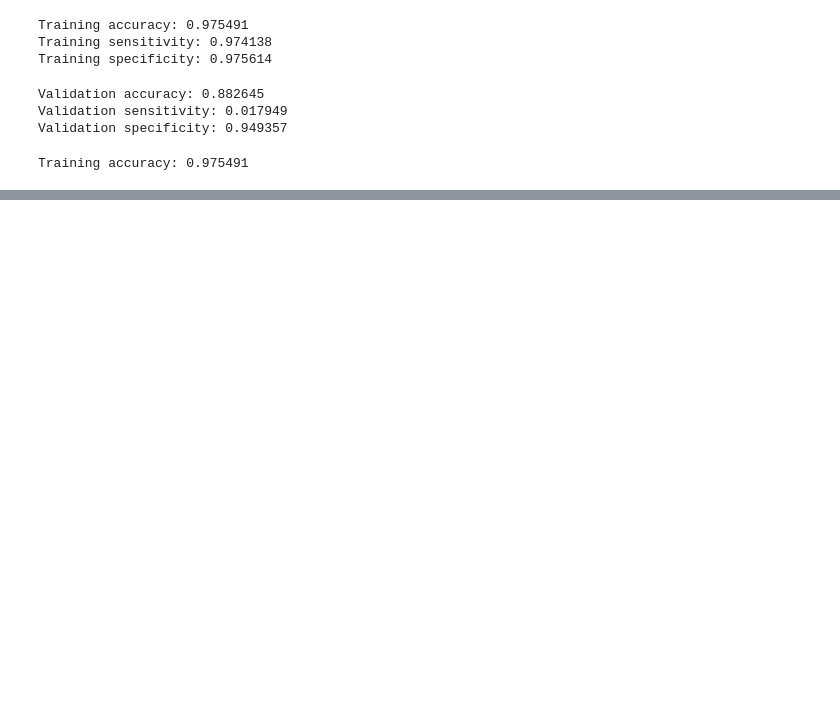
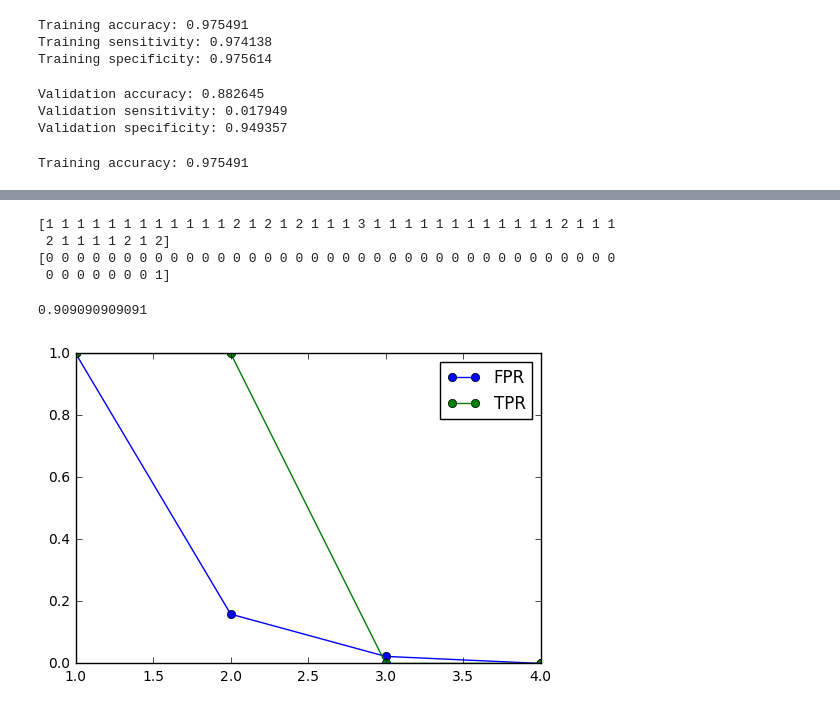
Before and after one commit to dmgroppe/SZR_ANT, a Jupyter notebook: SBOX/train_classifier.ipynb, the cells around one changed output, grey strips where cells are left out. Drawn from its saved outputs; the diff is of its cells as text; code cells hidden in the pictures; blank space fills up the shorter version.

Commit message:
vltg pwr sbox updated
more performance metrics

```diff
--- a/SBOX/train_classifier.ipynb
+++ b/SBOX/train_classifier.ipynb
@@ -158,0 +246,54 @@ Training accuracy: 0.975491
+# %%
+# Find clusters of contiguous ictal predictions
+clust_mass_list=list()
+clust_class_list=list()
+
+in_clust=0
+clust_class=0
+for ct, a in enumerate(szr_class_hat):
+    if a==1 and in_clust>0:
+        # increment cluster size
+        in_clust+=1
+    elif a==1 and in_clust==0:
+        # increment cluster size
+        in_clust+=1
+        clust_class=ftr_dict['peri_ictal'][ct]
+    elif a==0 and in_clust>0:
+        # end of cluster
+        clust_mass_list.append(in_clust)
+        clust_class_list.append(clust_class)
+        in_clust=0
+
+if a==1 and in_clust>0:
+    # end of time series forces end of cluster
+    clust_mass_list.append(in_clust)
+    clust_class_list.append(clust_class)
+
+clust_mass=np.asarray(clust_mass_list)
+clust_class=np.asarray(clust_class_list)
+print(clust_mass)
+print(clust_class)
+# pre_clusters=np.asarray(preictal_clust_list)
+# ictal_clusters=np.asarray(ictal_clust_list)
+# # print(preictal_clust)
+# print(pre_clusters)
+# print(ictal_clusters)
+# %% [output]
+[1 1 1 1 1 1 1 1 1 1 1 1 2 1 2 1 2 1 1 1 3 1 1 1 1 1 1 1 1 1 1 1 1 2 1 1 1
+ 2 1 1 1 1 2 1 2]
+[0 0 0 0 0 0 0 0 0 0 0 0 0 0 0 0 0 0 0 0 0 0 0 0 0 0 0 0 0 0 0 0 0 0 0 0 0
+ 0 0 0 0 0 0 0 1]
+# %%
+from sklearn import metrics
+#fpr, tpr, thresholds = metrics.roc_curve(y, pred, pos_label=1)
+fpr, tpr, thresholds = metrics.roc_curve(clust_class, clust_mass, pos_label=1)
+auc=metrics.auc(fpr, tpr)
+print(auc)
+# %% [output]
+0.909090909091
+# %%
+_=plt.plot(thresholds,fpr,'-o',label='FPR')
+_=plt.plot(thresholds,tpr,'-o',label='TPR')
+_=plt.legend()
+# %% [output]
+[figure, added]
```
Also changed, not shown: parts of 23 cells of this notebook, 3 other files.
